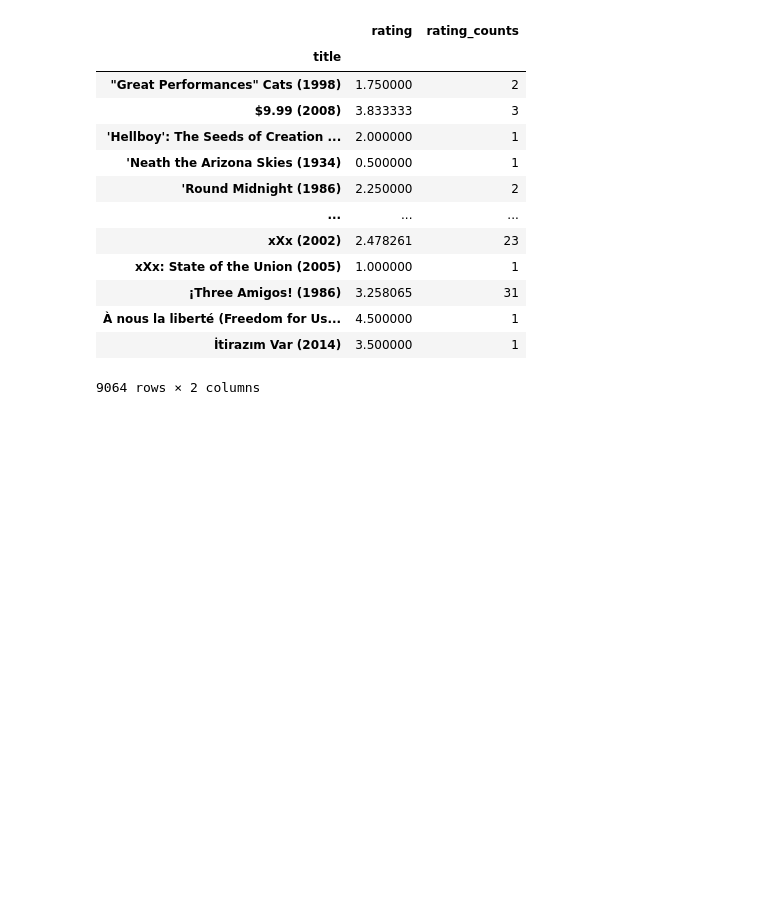
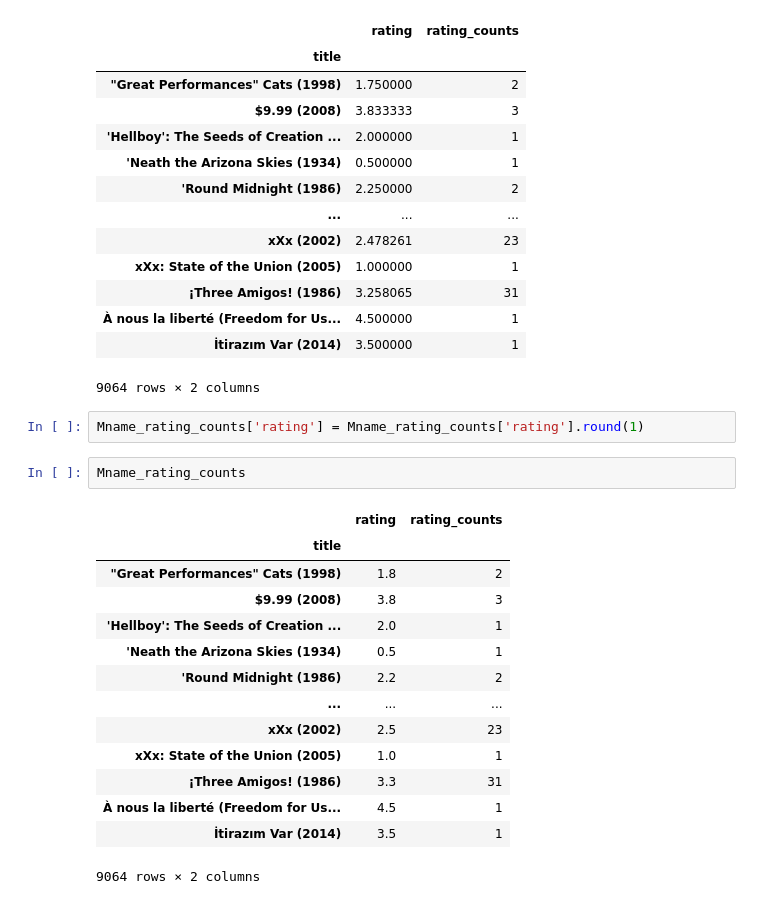
Before and after one commit to MudassirABBASSi/Recommendation-System-, a Jupyter notebook: Recommendation_System.ipynb, the cells around one changed output. Drawn from its saved outputs; the diff is of its cells as text; blank space fills up the shorter version.

```diff
--- a/Recommendation_System.ipynb
+++ b/Recommendation_System.ipynb
@@ -178,3 +178,22 @@ Mname_rating_counts
 | À nous la liberté (Freedom for Us... | 4.500000 | 1 |
 | İtirazım Var (2014) | 3.500000 | 1 |
 9064 rows × 2 columns
+# %%
+Mname_rating_counts['rating'] = Mname_rating_counts['rating'].round(1)
+# %%
+Mname_rating_counts
+# %% [output]
+|  | rating | rating_counts |
+| title |  |  |
+| "Great Performances" Cats (1998) | 1.8 | 2 |
+| $9.99 (2008) | 3.8 | 3 |
+| 'Hellboy': The Seeds of Creation ... | 2.0 | 1 |
+| 'Neath the Arizona Skies (1934) | 0.5 | 1 |
+| 'Round Midnight (1986) | 2.2 | 2 |
+| ... | ... | ... |
+| xXx (2002) | 2.5 | 23 |
+| xXx: State of the Union (2005) | 1.0 | 1 |
+| ¡Three Amigos! (1986) | 3.3 | 31 |
+| À nous la liberté (Freedom for Us... | 4.5 | 1 |
+| İtirazım Var (2014) | 3.5 | 1 |
+9064 rows × 2 columns
```
Also changed, not shown: parts of 5 cells of this notebook.
